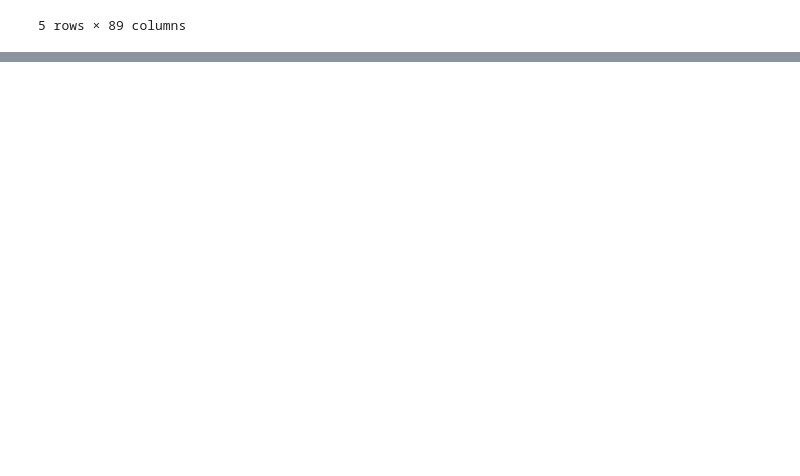
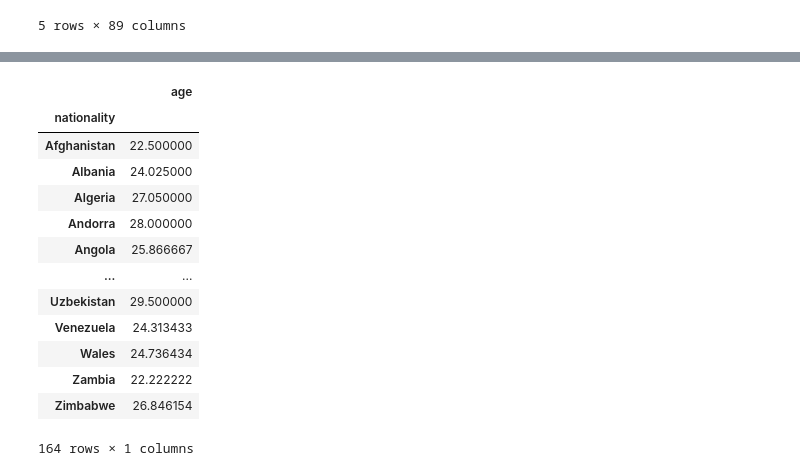
Before and after one commit to flavianacif/DSWP, a Jupyter notebook: 2020_10_09_Exercicio9_FIFA.ipynb, the cells around one changed output, grey strips where cells are left out. Cells and saved outputs as stored; diff of their text form; code cells hidden in the pictures; blank space fills up the shorter version.

```diff
--- a/2020_10_09_Exercicio9_FIFA.ipynb
+++ b/2020_10_09_Exercicio9_FIFA.ipynb
@@ -16,0 +113,17 @@ df_fifa.head()
+# %%
+df_fifa_copy[['age','nationality']].groupby('nationality').mean() ##Questão 7 - outra forma
+# %% [output]
+|  | age |
+| nationality |  |
+| Afghanistan | 22.500000 |
+| Albania | 24.025000 |
+| Algeria | 27.050000 |
+| Andorra | 28.000000 |
+| Angola | 25.866667 |
+| ... | ... |
+| Uzbekistan | 29.500000 |
+| Venezuela | 24.313433 |
+| Wales | 24.736434 |
+| Zambia | 22.222222 |
+| Zimbabwe | 26.846154 |
+164 rows × 1 columns
```
Also changed, not shown: parts of 22 cells of this notebook.
